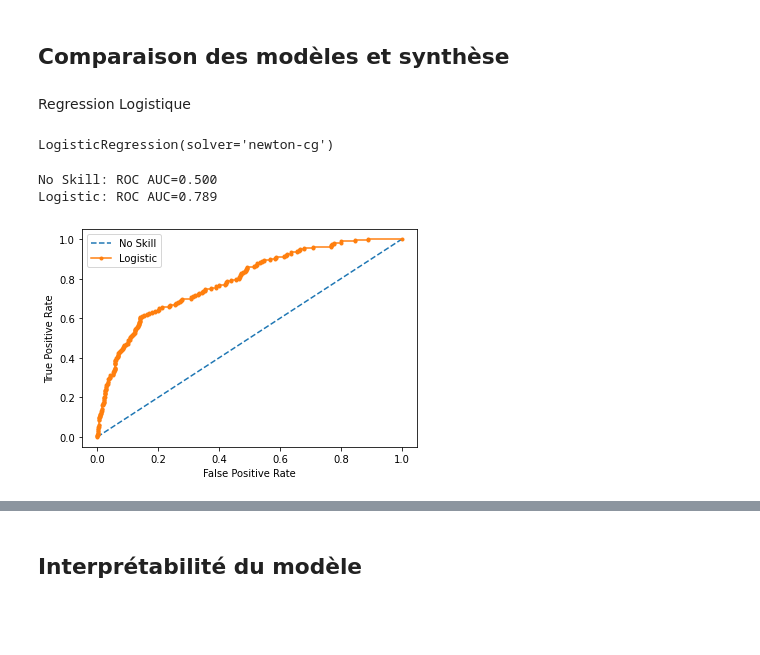
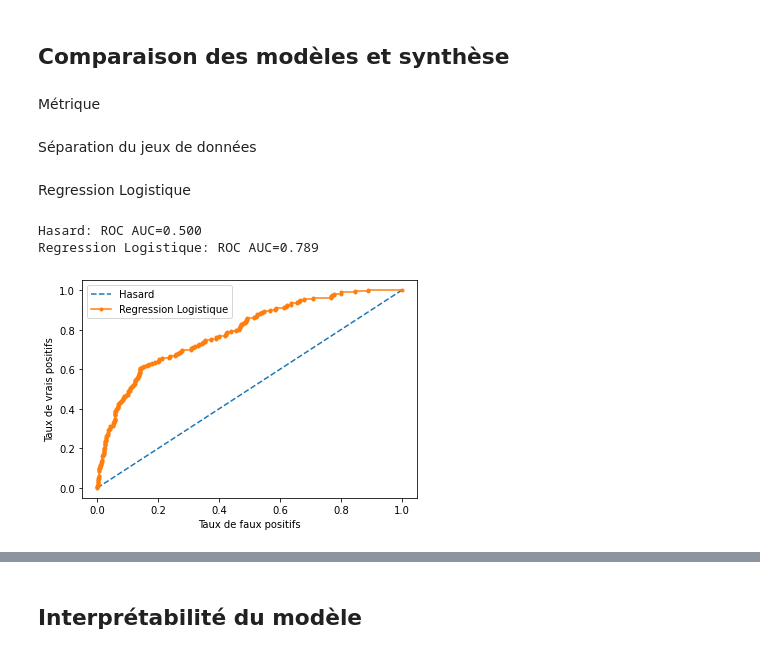
Before and after one commit to ThibaultDieudonne/Credit-Scoring, a Jupyter notebook: notebook.ipynb, the cells around one changed output, grey strips where cells are left out. Saved outputs shown, nothing was run; the diff lists cells and outputs as text; code cells hidden in the pictures; blank space fills up the shorter version.

Commit message:
implemented all models

```diff
--- a/notebook.ipynb
+++ b/notebook.ipynb
@@ -290,3 +294,30 @@ Text(0.5, 0, 'Days Employment')
 [figure]
 # %% [markdown]
 ## Comparaison des modèles et synthèse
+# %% [markdown]
+Métrique
+# %%
+def roc_auc(model, predictor, xtest, ytest):
+    ns_probs = [0 for _ in range(len(ytest))]
+    lr_probs = predictor.predict_proba(xtest)[:, 1]
+    # calculate scores
+    ns_auc = roc_auc_score(ytest, ns_probs)
+    lr_auc = roc_auc_score(ytest, lr_probs)
+    # summarize scores
+    print('Hasard: ROC AUC=%.3f' % (ns_auc))
+    print(f'{model}: ROC AUC=%.3f' % (lr_auc))
+    # calculate roc curves
+    ns_fpr, ns_tpr, _ = roc_curve(ytest, ns_probs)
+    lr_fpr, lr_tpr, _ = roc_curve(ytest, lr_probs)
+    # plot the roc curve for the model
+    plt.plot(ns_fpr, ns_tpr, linestyle='--', label='Hasard')
+    plt.plot(lr_fpr, lr_tpr, marker='.', label=model)
+    # axis labels
+    plt.xlabel('Taux de faux positifs')
+    plt.ylabel('Taux de vrais positifs')
+    # show the legend
+    plt.legend()
+    # show the plot
+    plt.show()
+# %% [markdown]
+Séparation du jeux de données
@@ -293,48 +339,11 @@ Text(0.5, 0, 'Days Employment')
 # %% [markdown]
 Regression Logistique
 # %%
-y = app_train['TARGET']
-X = app_train[features_names].copy()
-X_train, X_test, y_train, y_test = train_test_split(X, y, random_state=42, test_size=0.2)
-
-imputer = SimpleImputer(strategy = 'median')
-scaler = MinMaxScaler(feature_range = (0, 1))
-
-imputer.fit(X_train)
-X_train = imputer.transform(X_train)
-X_test = imputer.transform(X_test)
-
-scaler.fit(X_train)
-X_train = scaler.transform(X_train)
-X_test = scaler.transform(X_test)
-
 reg_log = LogisticRegression(solver='newton-cg')
 reg_log.fit(X_train, y_train)
+
+roc_auc("Regression Logistique", reg_log, X_test, y_test)
 # %% [output]
-LogisticRegression(solver='newton-cg')
+Hasard: ROC AUC=0.500
+Regression Logistique: ROC AUC=0.789
+[figure, added]
-# %%
-ns_probs = [0 for _ in range(len(y_test))]
-lr_probs = reg_log.predict_proba(X_test)[:, 1]
-# calculate scores
-ns_auc = roc_auc_score(y_test, ns_probs)
-lr_auc = roc_auc_score(y_test, lr_probs)
-# summarize scores
-print('No Skill: ROC AUC=%.3f' % (ns_auc))
-print('Logistic: ROC AUC=%.3f' % (lr_auc))
-# calculate roc curves
-ns_fpr, ns_tpr, _ = roc_curve(y_test, ns_probs)
-lr_fpr, lr_tpr, _ = roc_curve(y_test, lr_probs)
-# plot the roc curve for the model
-plt.plot(ns_fpr, ns_tpr, linestyle='--', label='No Skill')
-plt.plot(lr_fpr, lr_tpr, marker='.', label='Logistic')
-# axis labels
-plt.xlabel('False Positive Rate')
-plt.ylabel('True Positive Rate')
-# show the legend
-plt.legend()
-# show the plot
-plt.show()
-# %% [output]
-No Skill: ROC AUC=0.500
-Logistic: ROC AUC=0.789
-[figure, removed]
```
Also changed, not shown: parts of 8 cells of this notebook, 2 other files.
